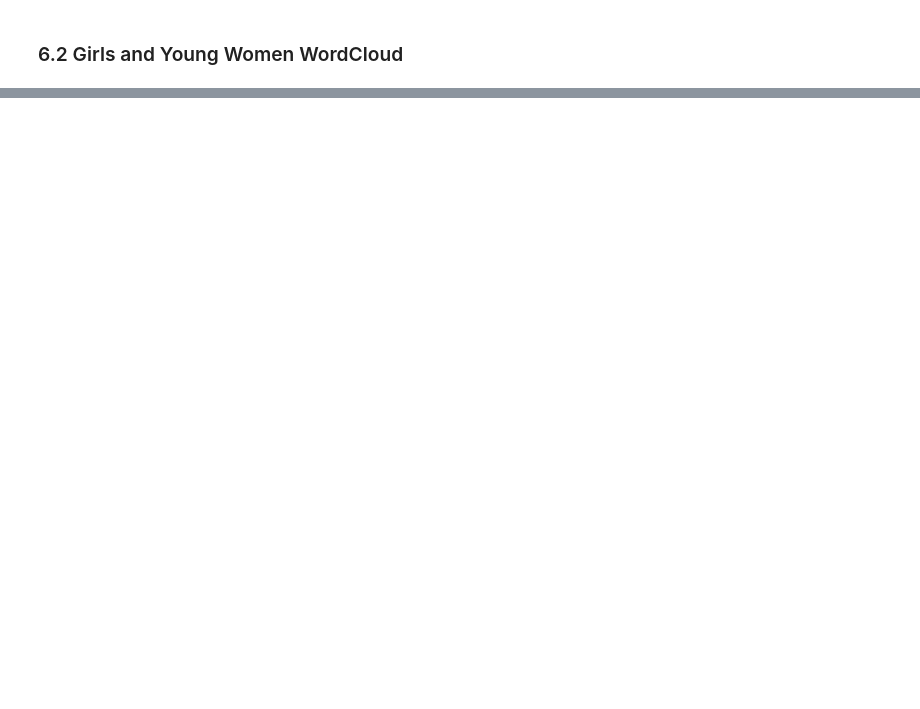
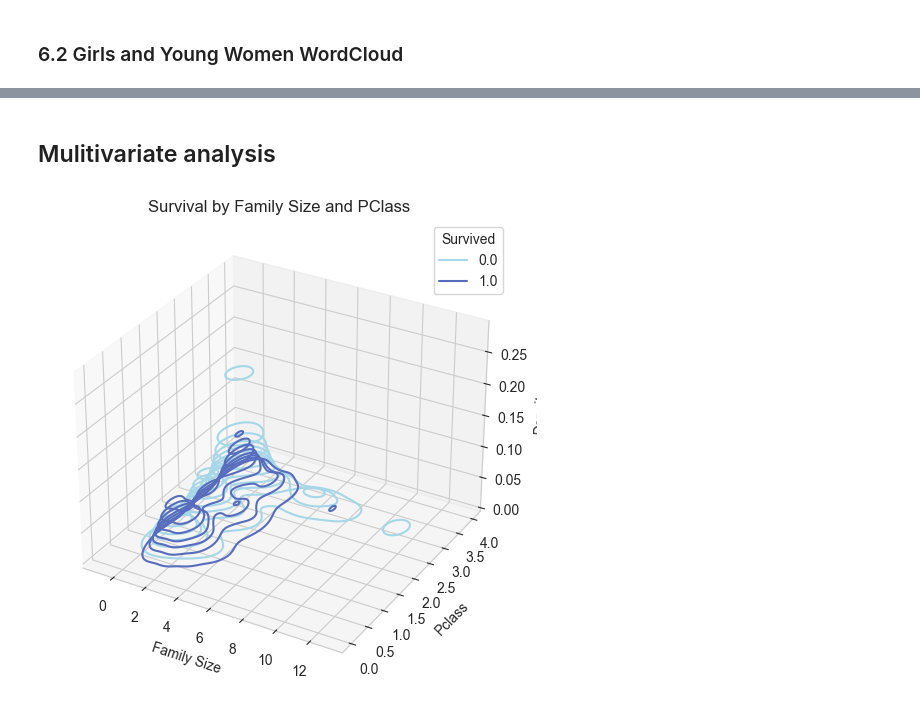
Before and after one commit to powernusa/titanic-eda, a Jupyter notebook: titanic_eda.ipynb, the cells around one changed output, grey strips where cells are left out. Drawn from its saved outputs; the diff is of its cells as text; code cells hidden in the pictures; blank space fills up the shorter version.

Commit message:
feat: Multivariate - Survival By Family Size and Pclass

```diff
--- a/titanic_eda.ipynb
+++ b/titanic_eda.ipynb
@@ -974,0 +976,15 @@ show_wordcloud(all_df.loc[all_df["Title"].isin(["Miss.", "Mlle."])]["Given Name"
+# %% [markdown]
+## Mulitivariate analysis
+# %%
+def plot_count_distrib_pairs(data_df, f_one, f_two, title, hue="Survived"):
+    sns.set_style("whitegrid", {'axes.grid' : True})
+    fig = plt.figure(figsize=(8,6))
+    ax = fig.add_subplot(111, projection='3d')
+    sns.kdeplot(x=data_df[f_one], y=data_df[f_two], hue=data_df[hue], palette=bluishColorList[:2])
+    ax.set_zlabel('Density')
+    ax.set_title(title)
+    plt.show()
+# %%
+plot_count_distrib_pairs(all_df, "Family Size", "Pclass", "Survival by Family Size and PClass")
+# %% [output]
+[figure, added]
```
Also changed, not shown: parts of 5 cells of this notebook, 1 other file.
